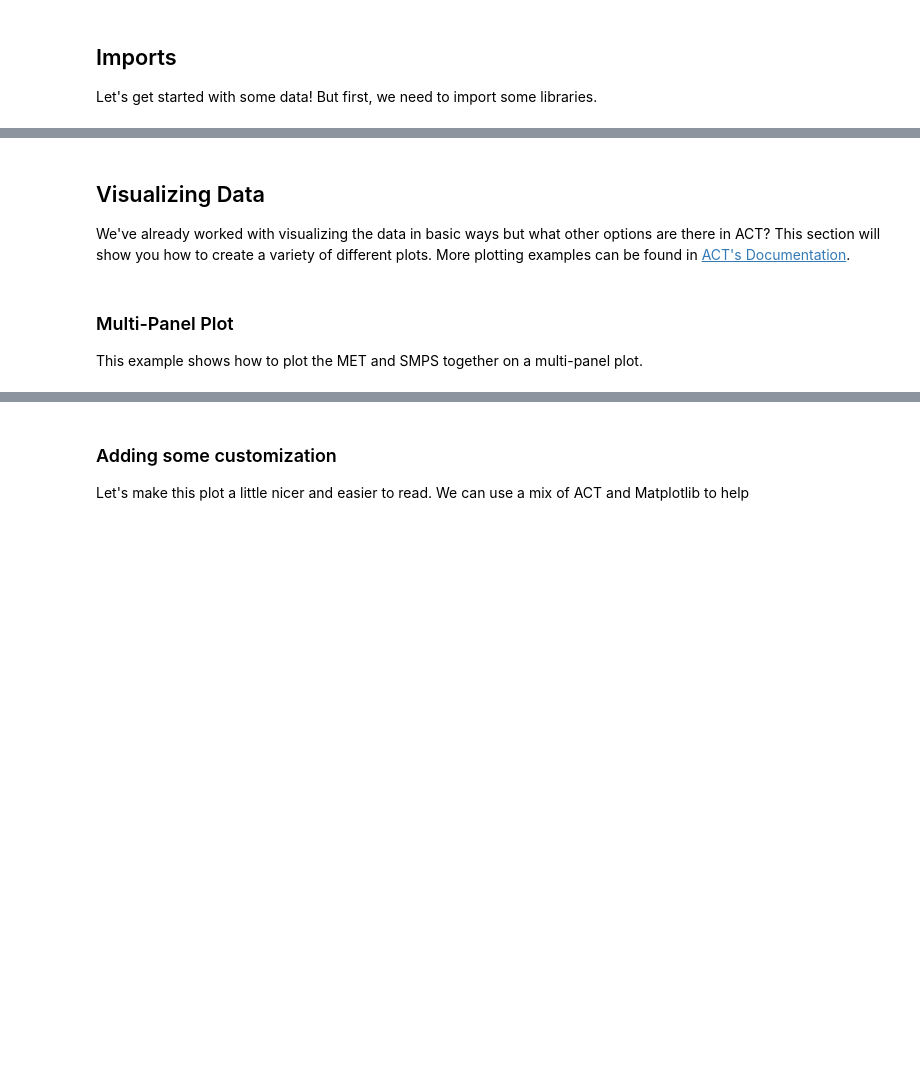
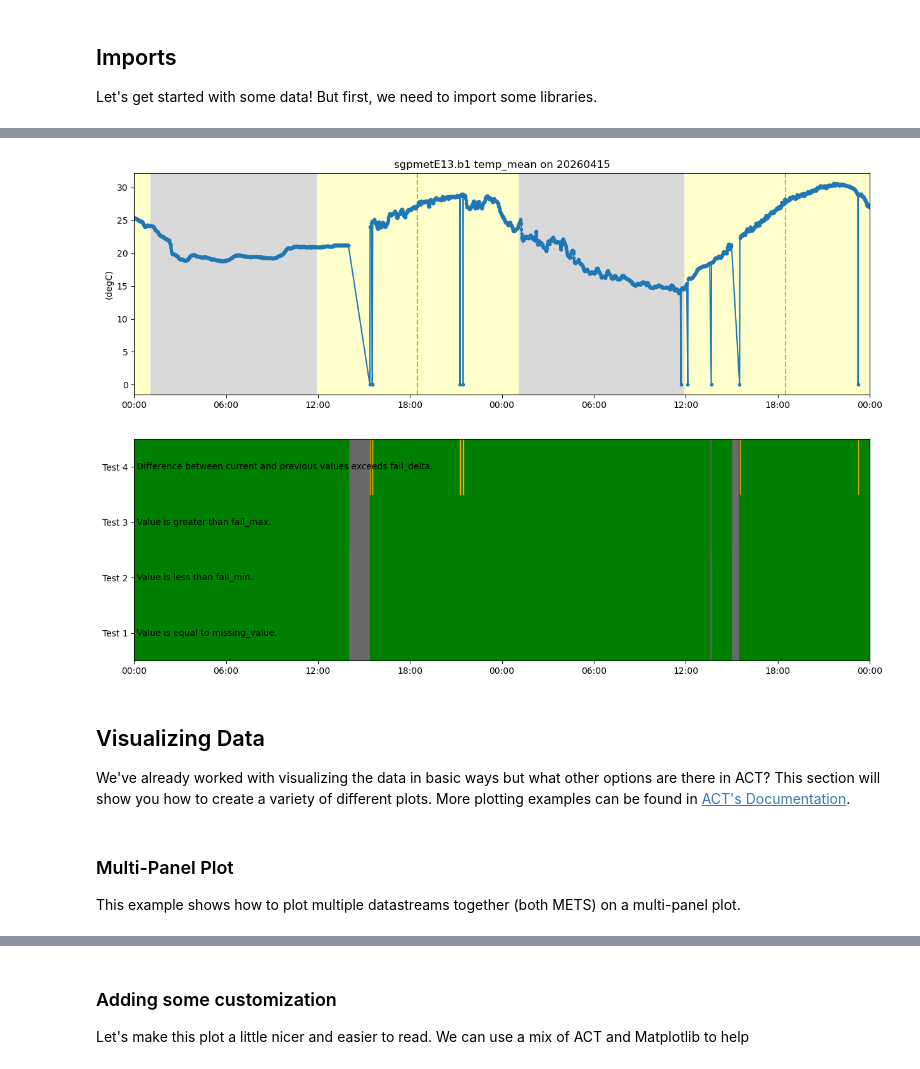
Before and after one commit to rcjackson/arm-summer-school-2026, a Jupyter notebook: notebooks/act/ACT-Basics-SGP.ipynb, the cells around one changed output, grey strips where cells are left out. Cells and saved outputs as stored; diff of their text form; code cells hidden in the pictures; blank space fills up the shorter version.

Commit message:
ENH: Complete rendered ACT-Basics notebook

```diff
--- a/notebooks/act/ACT-Basics-SGP.ipynb
+++ b/notebooks/act/ACT-Basics-SGP.ipynb
@@ -193,9 +291,25 @@ plt.show()
+# %%
+# Next, let's take a look at visualizing the quality control information
+# Create a plotting display object with 2 plots
+display = act.plotting.TimeSeriesDisplay(ds_cf_met.sel(time=slice('2026-04-15T00:00', '2026-04-17T00:00')), figsize=(15, 10), subplot_shape=(2,))
+
+# Plot up the variable in the first plot
+display.plot(variable, subplot_index=(0,))
+
+# Plot up a day/night background
+display.day_night_background(subplot_index=(0,))
+
+# Plot up the QC variable in the second plot
+display.qc_flag_block_plot(variable, subplot_index=(1,))
+plt.show()
+# %% [output]
+[figure, added]
 # %% [markdown]
 ## Visualizing Data
-We've already worked with visualizing the data in basic ways but what other options are there in ACT?  This section will show you how to create a variety of different plots.  More plotting examples can be found in [ACT's Documentation](https://arm-doe.github.io/ACT/source/auto_examples/index.html#plotting-examples).
+We've already worked with visualizing the data in basic ways but what other options are there in ACT?  This section will show you how to create a variety of different plots.  More plotting examples can be found in [ACT's Documentation](https://arm-doe.github.io/ACT/auto_examples/plotting/index.html).
 # %% [markdown]
 ### Multi-Panel Plot
-This example shows how to plot the MET and SMPS together on a multi-panel plot.
+This example shows how to plot multiple datastreams together (both METS) on a multi-panel plot.
 # %%
 #And plot again!
 # Create a plotting display object with 2 plots
```
Also changed, not shown: parts of 36 cells of this notebook.
